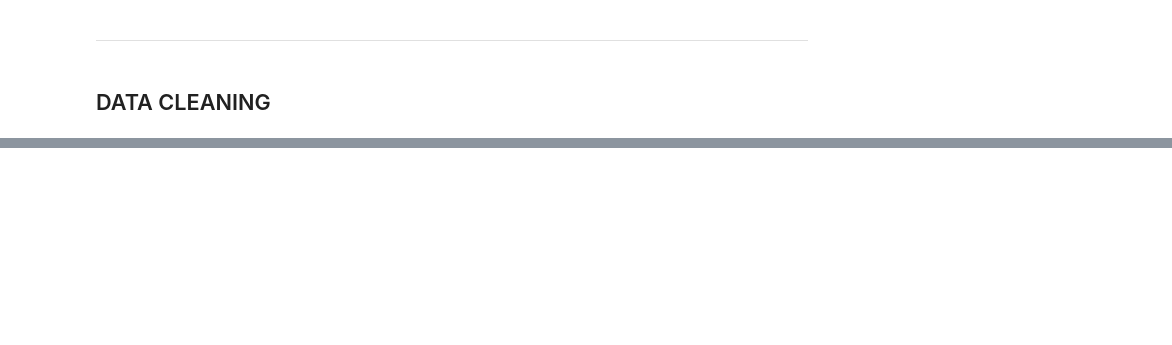
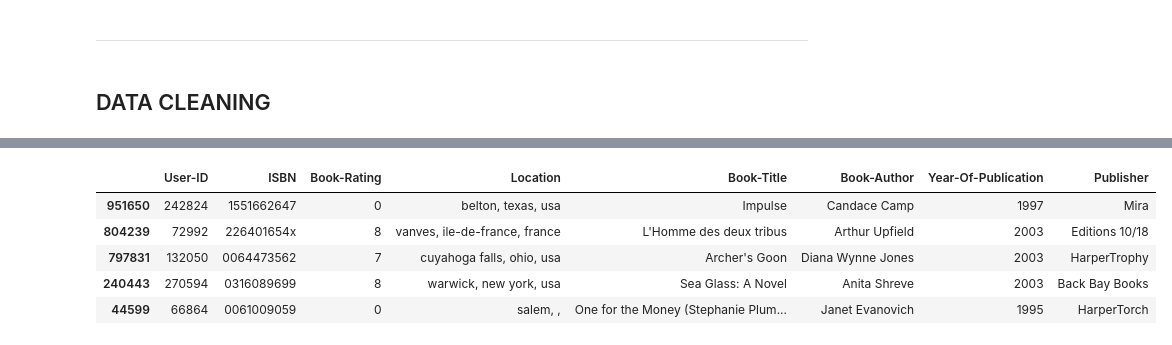
Before and after one commit to ruth-kitasi/Online-Book-Recommender-System, a Jupyter notebook: Index.ipynb, the cells around one changed output, grey strips where cells are left out. Drawn from its saved outputs; the diff is of its cells as text; code cells hidden in the pictures; blank space fills up the shorter version.

```diff
--- a/Index.ipynb
+++ b/Index.ipynb
@@ -306,0 +413,9 @@ The merged rating_user dataset has 1028626 rows and 12 columns
+# %%
+library_df.sample(n=5)
+# %% [output]
+|  | User-ID | ISBN | Book-Rating | Location | Book-Title | Book-Author | Year-Of-Publication | Publisher |
+| 951650 | 242824 | 1551662647 | 0 | belton, texas, usa | Impulse | Candace Camp | 1997 | Mira |
+| 804239 | 72992 | 226401654x | 8 | vanves, ile-de-france, france | L'Homme des deux tribus | Arthur Upfield | 2003 | Editions 10/18 |
+| 797831 | 132050 | 0064473562 | 7 | cuyahoga falls, ohio, usa | Archer's Goon | Diana Wynne Jones | 2003 | HarperTrophy |
+| 240443 | 270594 | 0316089699 | 8 | warwick, new york, usa | Sea Glass: A Novel | Anita Shreve | 2003 | Back Bay Books |
+| 44599 | 66864 | 0061009059 | 0 | salem, , | One for the Money (Stephanie Plum... | Janet Evanovich | 1995 | HarperTorch |
```
Also changed, not shown: parts of 17 cells of this notebook.
